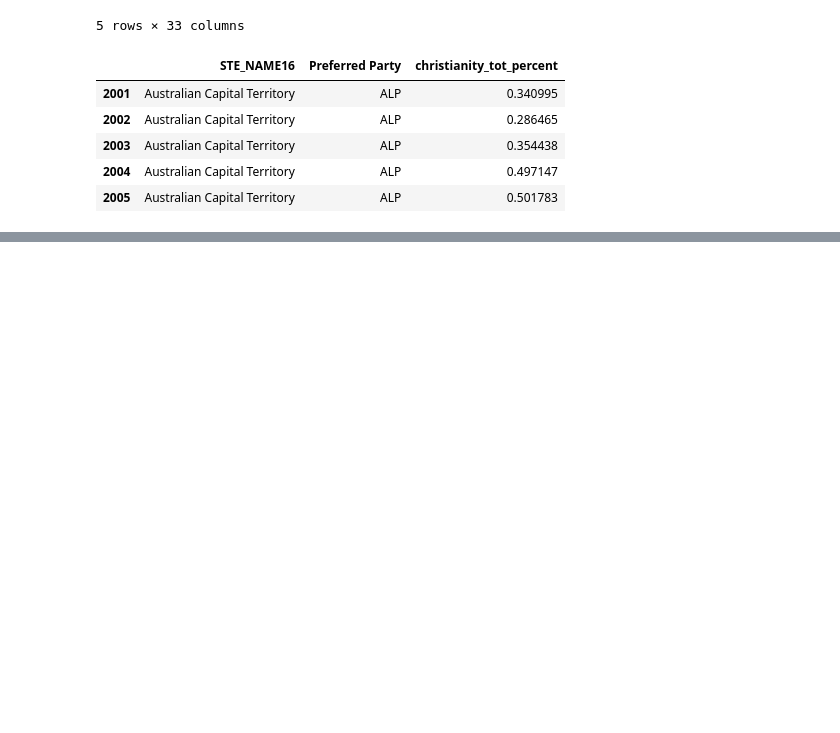
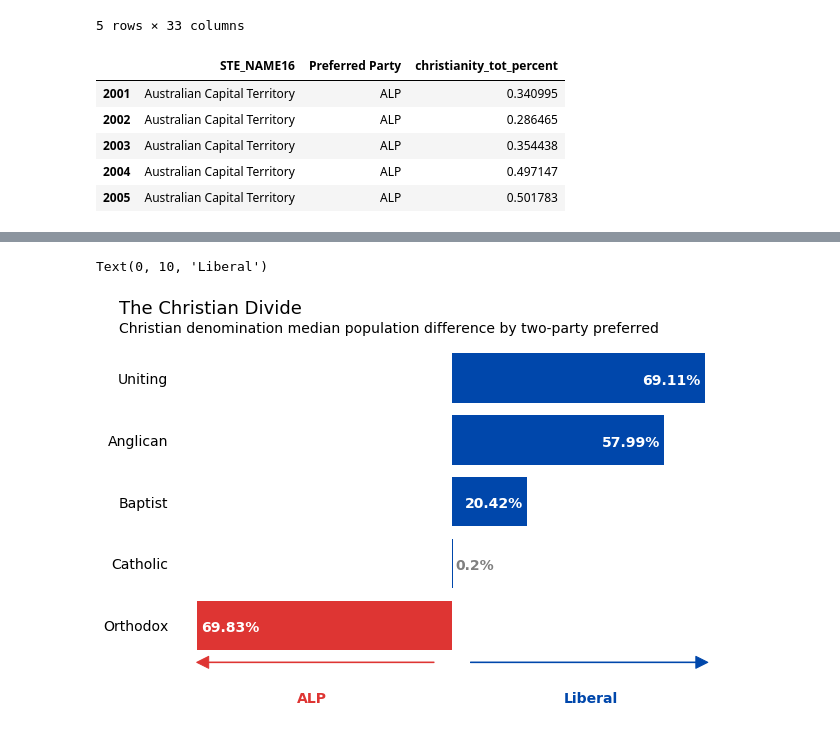
Before and after one commit to will-kent/Python, a Jupyter notebook: Data Visualisation/Federal Election 2019/Jupyter Notebooks/Plot_Christianity_Total.ipynb, the cells around one changed output, grey strips where cells are left out. Drawn from its saved outputs; the diff is of its cells as text; code cells hidden in the pictures; blank space fills up the shorter version.

```diff
--- a/Data Visualisation/Federal Election 2019/Jupyter Notebooks/Plot_Christianity_Total.ipynb
+++ b/Data Visualisation/Federal Election 2019/Jupyter Notebooks/Plot_Christianity_Total.ipynb
@@ -68,0 +125,7 @@ fig.savefig("tpp_christians.png", dpi = 300, bbox_inches = "tight")
+# %%
+fdf = ddf.loc[ddf["Preferred Party"] == "ALP",]
+l = ddf.loc[ddf["Preferred Party"] == "Liberal",].set_index("denomination")["Percent"].to_dict()
+fdf["Liberal Percent"] = fdf["denomination"].map(l)
+fdf["Pop Diff Percent"] = round(((fdf["Liberal Percent"] / fdf["Percent"]) - 1) * 100,2)
+fdf["Pop Diff"] = round((fdf["Liberal Percent"] - fdf["Percent"]) * 100, 2)
+fdf.head()
@@ -104,2 +188,71 @@ axes.legend(("ALP", "Liberal"), fontsize = 14, frameon = False, bbox_to_anchor =
 # %%
 fig.savefig("tpp_christians_by_state.png", dpi = 300, bbox_inches = "tight")
+# %%
+colours = [u"#0047AB", u"#0047AB",u"#0047AB", u"#0047AB", u"#DE3533"]
+text_colour = "white"
+alt_text_colour = "grey"
+width = 0.4
+
+fdf = fdf.sort_values("Pop Diff Percent", ascending = False)
+
+fig, axes = plt.subplots(nrows = 1, ncols = 1, figsize = (10,6))
+
+pop_diff = fdf["Pop Diff Percent"].values
+denominations = fdf["denomination"].values
+y_pos = np.arange(len(denomination))
+
+# Create horizontal bar chart
+axes.barh(denominations, pop_diff, align = "center", color = colours)
+
+# Add text values to bars
+for i, v in enumerate(pop_diff):
+    if v < 0:
+        axes.text(v + 9, i + .1, str(-1*v) + "%", color = text_colour, ha = "center", fontweight="bold", fontsize = 14)
+    elif v < 10:
+        axes.text(v + 6, i + .1, str(v) + "%", color = alt_text_colour, ha = "center", fontweight="bold", fontsize = 14)
+    else:
+        axes.text(v + -9, i + .1, str(v) + "%", color = text_colour, ha = "center", fontweight="bold", fontsize = 14)
+
+# Add Title
+axes.set_title("Christian denomination median population difference by two-party preferred"
+               ,fontsize = 14
+               ,ma = "left"
+               ,ha = "right"
+               ,position = (0.872,1))
+fig.suptitle("The Christian Divide"
+               ,fontsize = 18
+               ,ma = "left"
+               ,ha = "right"
+               ,position = (0.305,0.97))
+
+# Add labels to y axis
+axes.set_yticklabels(denominations)
+axes.invert_yaxis()
+
+# Remove tick marks and x axis
+axes.tick_params(axis = "both", length = 0, labelsize = 14)
+axes.get_xaxis().set_visible(False)
+
+ # Remove spines
+axes.spines["top"].set_visible(False)
+axes.spines["bottom"].set_visible(False)
+axes.spines["left"].set_visible(False)
+axes.spines["right"].set_visible(False)
+
+axes.annotate("", xy = (70,4.6), xytext= (5,4.6), arrowprops = dict(width = 0.6, color = "#0047AB"))
+axes.annotate("", xy = (-70,4.6), xytext= (-5,4.6), arrowprops = dict(width = 0.6, color = "#DE3533"))
+
+# Now let's add your additional information
+axes.annotate('ALP',
+            xy=(0.25, 0), xytext=(0, 10),
+            xycoords=('axes fraction', 'figure fraction'),
+            textcoords='offset points',
+            size=14, ha='center', va='bottom', color = "#DE3533", fontweight = "bold")
+axes.annotate('Liberal',
+            xy=(0.75, 0), xytext=(0, 10),
+            xycoords=('axes fraction', 'figure fraction'),
+            textcoords='offset points',
+            size=14, ha='center', va='bottom', color = "#0047AB", fontweight = "bold")
+# %% [output]
+Text(0, 10, 'Liberal')
+[figure, added]
```
Also changed, not shown: parts of 5 cells of this notebook, 6 other files.
